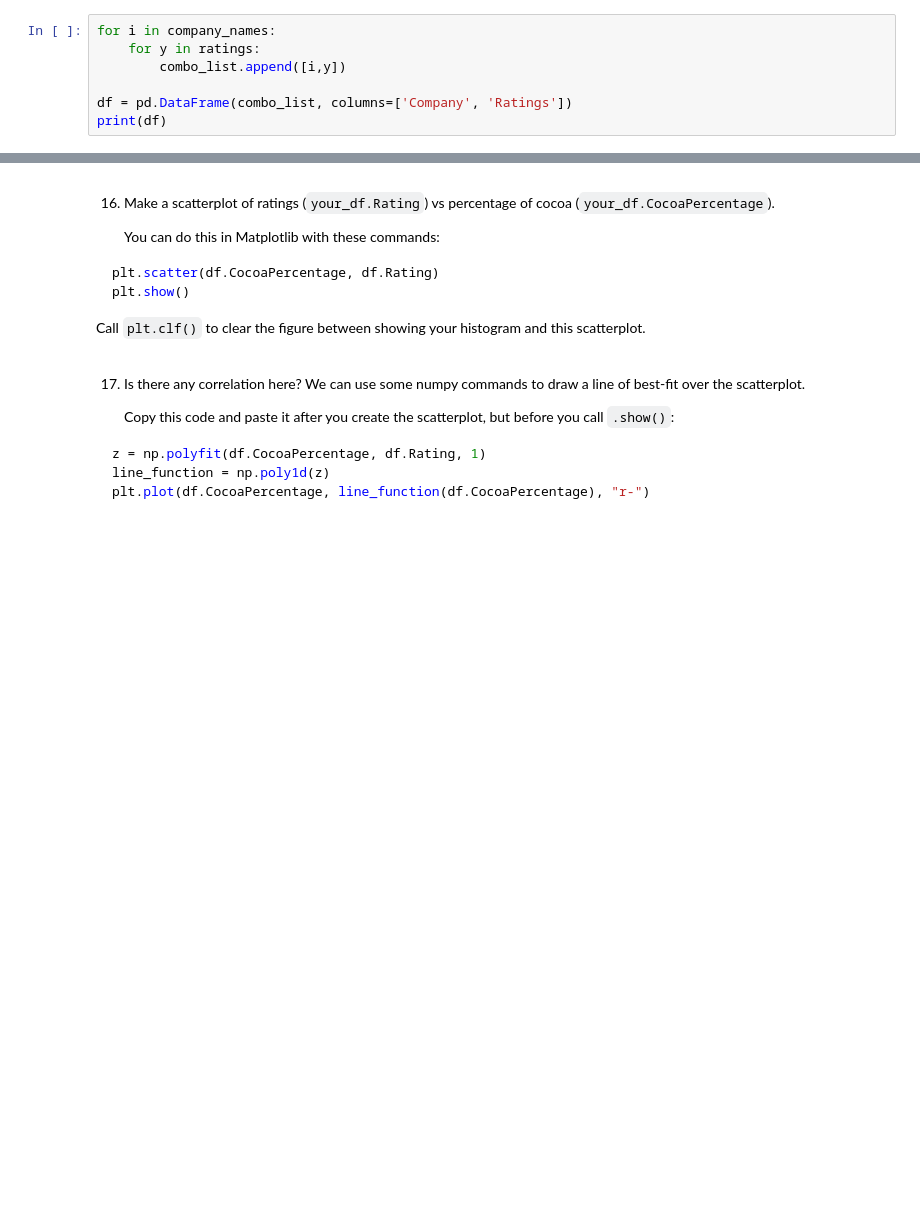
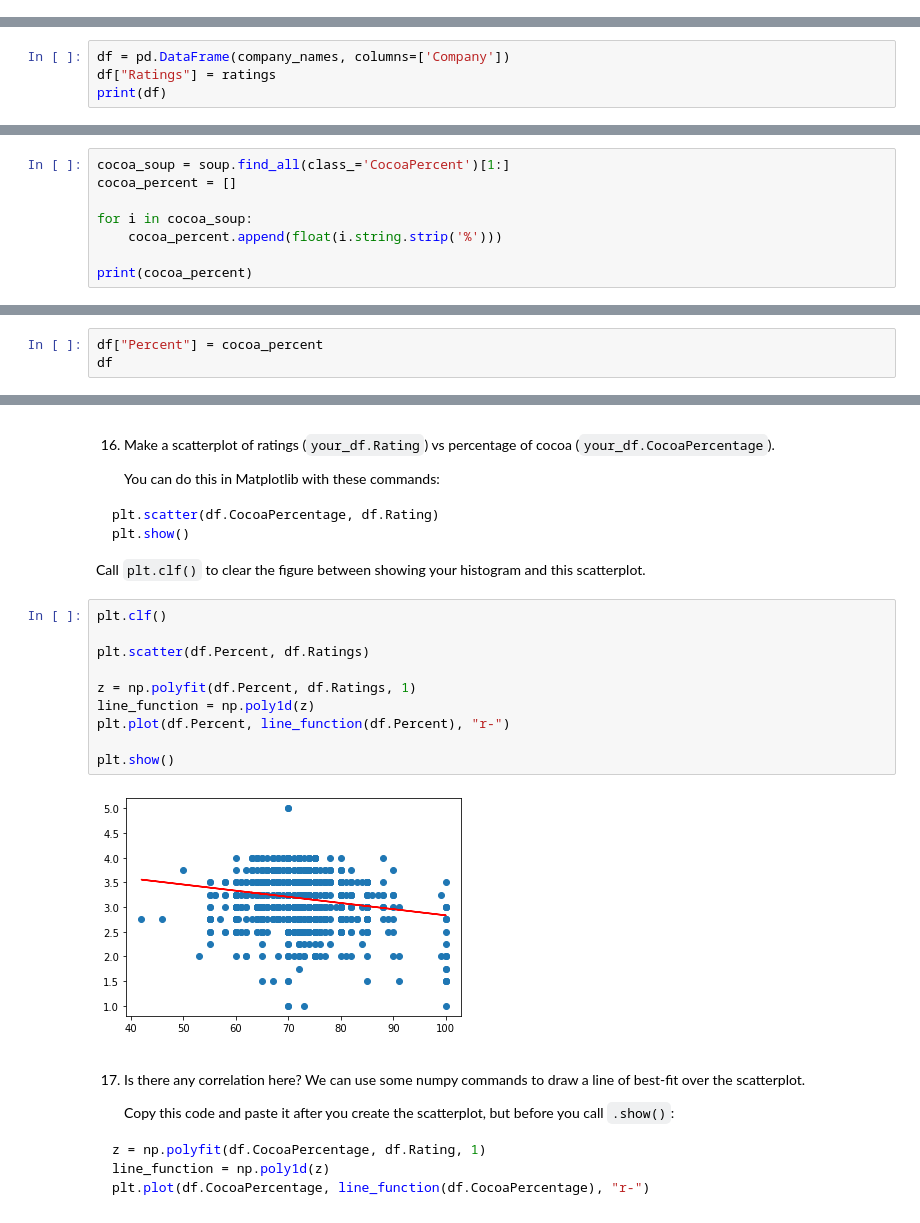
Before and after one commit to phantomfirefox/chocolate-soup, a Jupyter notebook: [Chocolate Scraping with Beautiful Soup].ipynb, the cells around one changed output, grey strips where cells are left out. Saved outputs shown, nothing was run; the diff lists cells and outputs as text; blank space fills up the shorter version.

Commit message:
add: scatter plot on cocoa percentage

````diff
--- a/[Chocolate Scraping with Beautiful Soup].ipynb
+++ b/[Chocolate Scraping with Beautiful Soup].ipynb
@@ -134,10 +133,3 @@ for i in company_soup:
     company_names.append(i.string)
 # %% [markdown]
 12. Create a DataFrame with a column "Company" corresponding to your companies list, and a column "Ratings" corresponding to your ratings list.
-# %%
-for i in company_names:
-    for y in ratings:
-        combo_list.append([i,y])
-
-df = pd.DataFrame(combo_list, columns=['Company', 'Ratings'])
-print(df)
@@ -158,0 +136,4 @@ print(df)
+# %%
+df = pd.DataFrame(company_names, columns=['Company'])
+df["Ratings"] = ratings
+print(df)
@@ -200,3 +196,11 @@ Name: Ratings, dtype: float64
     It looks like the cocoa percentages are in the table under the Cocoa Percent column (note we are looking at cocoa not cocao!)
 
     Using the same methods you used in the last couple of tasks, create a list that contains all of the cocoa percentages. Store each percent as a float, after stripping off the `%` character.
+# %%
+cocoa_soup = soup.find_all(class_='CocoaPercent')[1:]
+cocoa_percent = []
+
+for i in cocoa_soup:
+    cocoa_percent.append(float(i.string.strip('%')))
+
+print(cocoa_percent)
@@ -203,2 +209,5 @@ Name: Ratings, dtype: float64
 # %% [markdown]
 15. Add the cocoa percentages as a column called `"CocoaPercentage"` in the DataFrame that has companies and ratings in it.
+# %%
+df["Percent"] = cocoa_percent
+df
@@ -213,6 +236,18 @@ plt.show()
 ```
 
 Call `plt.clf()` to clear the figure between showing your histogram and this scatterplot.
+# %%
+plt.clf()
+
+plt.scatter(df.Percent, df.Ratings)
+
+z = np.polyfit(df.Percent, df.Ratings, 1)
+line_function = np.poly1d(z)
+plt.plot(df.Percent, line_function(df.Percent), "r-")
+
+plt.show()
+# %% [output]
+[figure, added]
 # %% [markdown]
 17. Is there any correlation here? We can use some numpy commands to draw a line of best-fit over the scatterplot.
 
````
Also changed, not shown: parts of 6 cells of this notebook.
